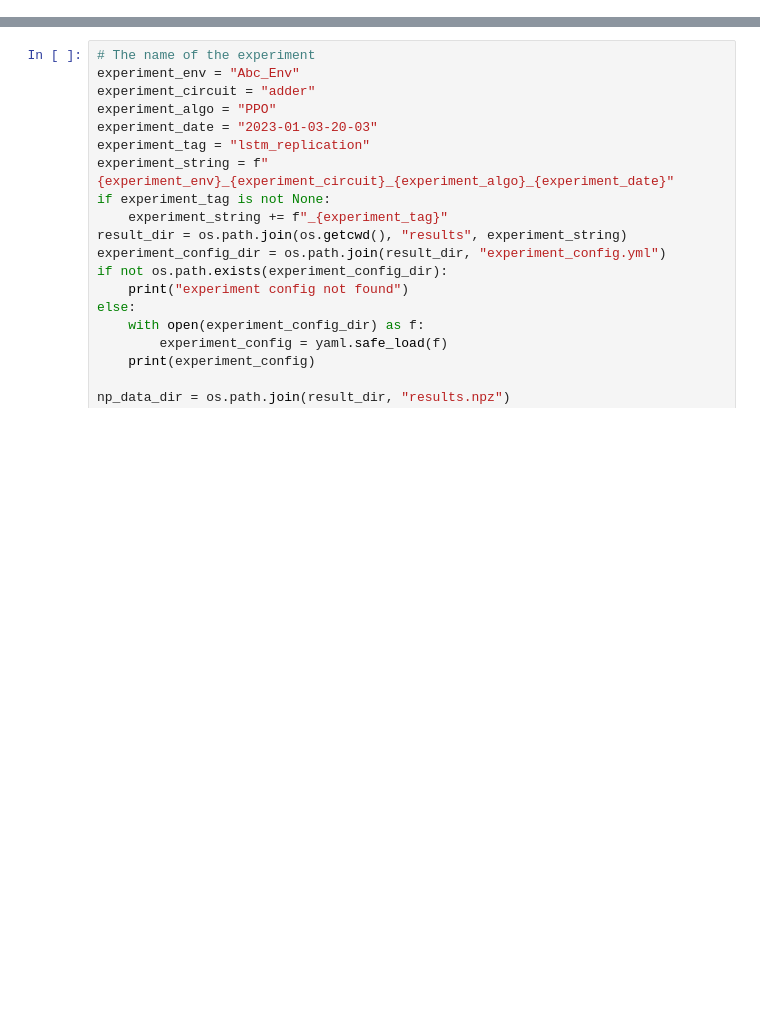
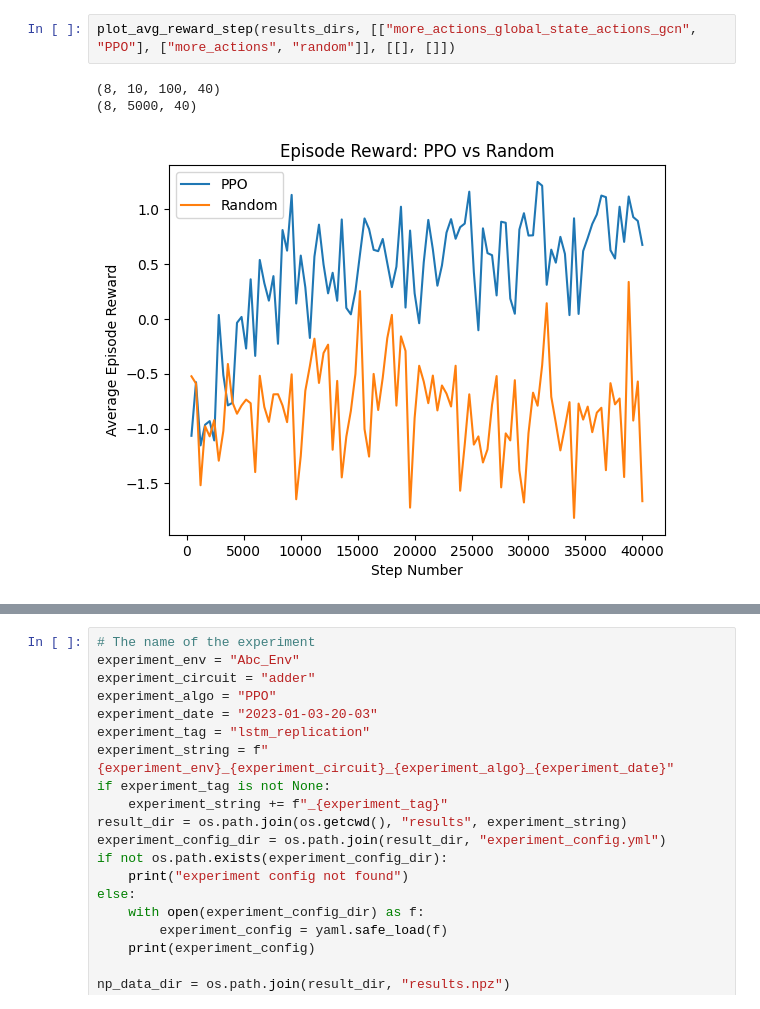
Before and after one commit to Kunzro/Reinforcement_Learning_for_Logic_Optimization, a Jupyter notebook: plots.ipynb, the cells around one changed output, grey strips where cells are left out. Drawn from its saved outputs; the diff is of its cells as text; blank space fills up the shorter version.

```diff
--- a/plots.ipynb
+++ b/plots.ipynb
@@ -15,0 +459,6 @@ print(previous_results)
+# %%
+plot_avg_reward_step(results_dirs, [["more_actions_global_state_actions_gcn", "PPO"], ["more_actions", "random"]], [[], []])
+# %% [output]
+(8, 10, 100, 40)
+(8, 5000, 40)
+[figure, added]
```
Also changed, not shown: parts of 20 cells of this notebook, 13 other files.
